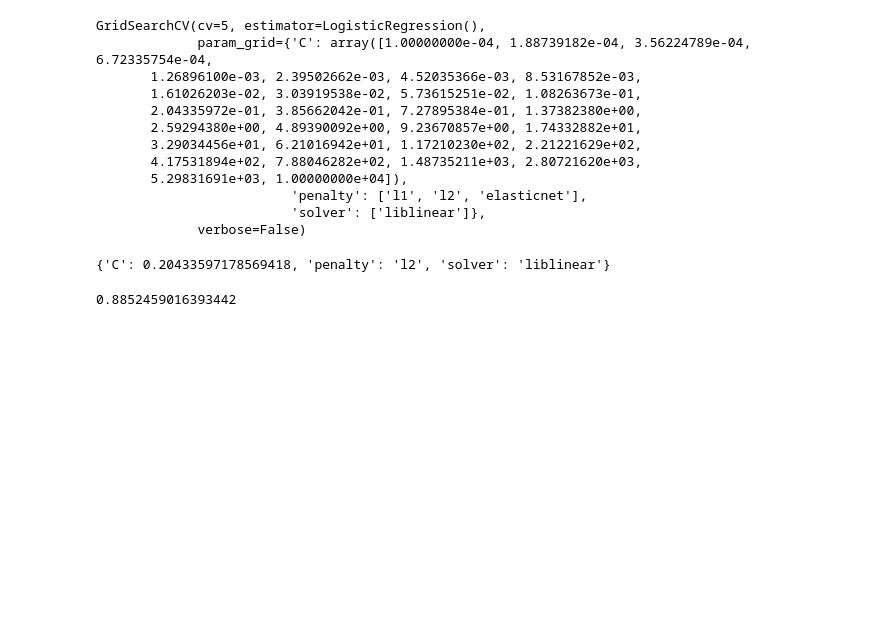
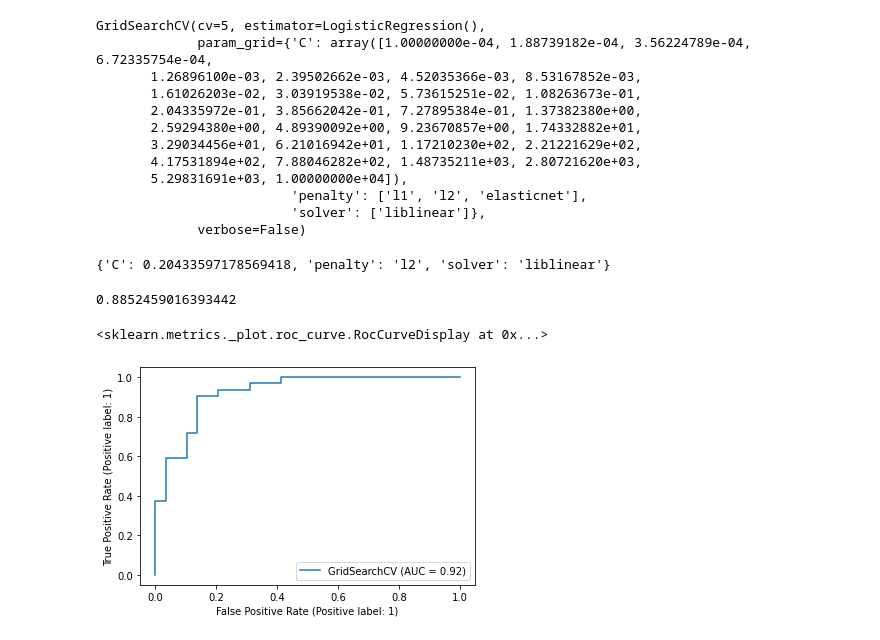
Before and after one commit to eMIKARp/Supervised_Learning_Classification_Problem, a Jupyter notebook: Supervised_Learning_Classification_Project.ipynb, the cells around one changed output. Saved outputs shown, nothing was run; the diff lists cells and outputs as text; code cells hidden in the pictures; blank space fills up the shorter version.

```diff
--- a/Supervised_Learning_Classification_Project.ipynb
+++ b/Supervised_Learning_Classification_Project.ipynb
@@ -464,0 +467,5 @@ lr_gcv.score(X_test,y_test)
+# %%
+plot_roc_curve(lr_gcv,X_test,y_test)
+# %% [output]
+<sklearn.metrics._plot.roc_curve.RocCurveDisplay at 0x...>
+[figure, added]
```
Also changed, not shown: parts of 8 cells of this notebook.
